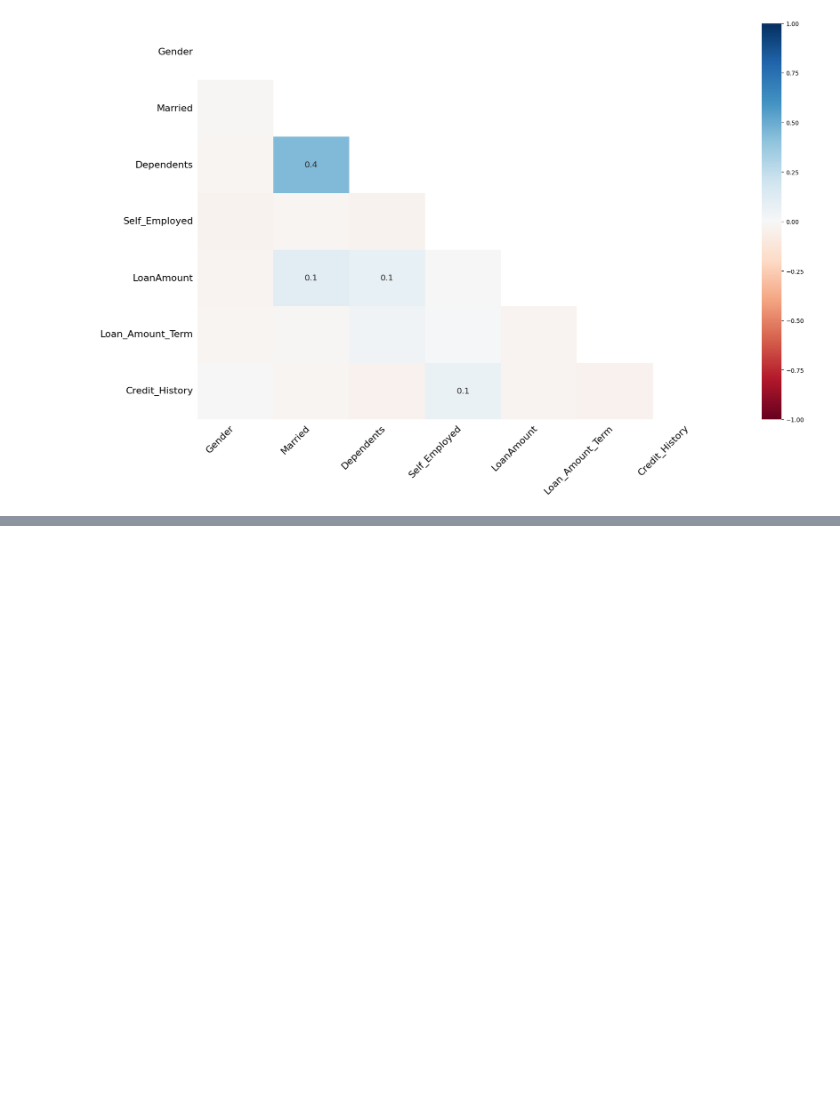
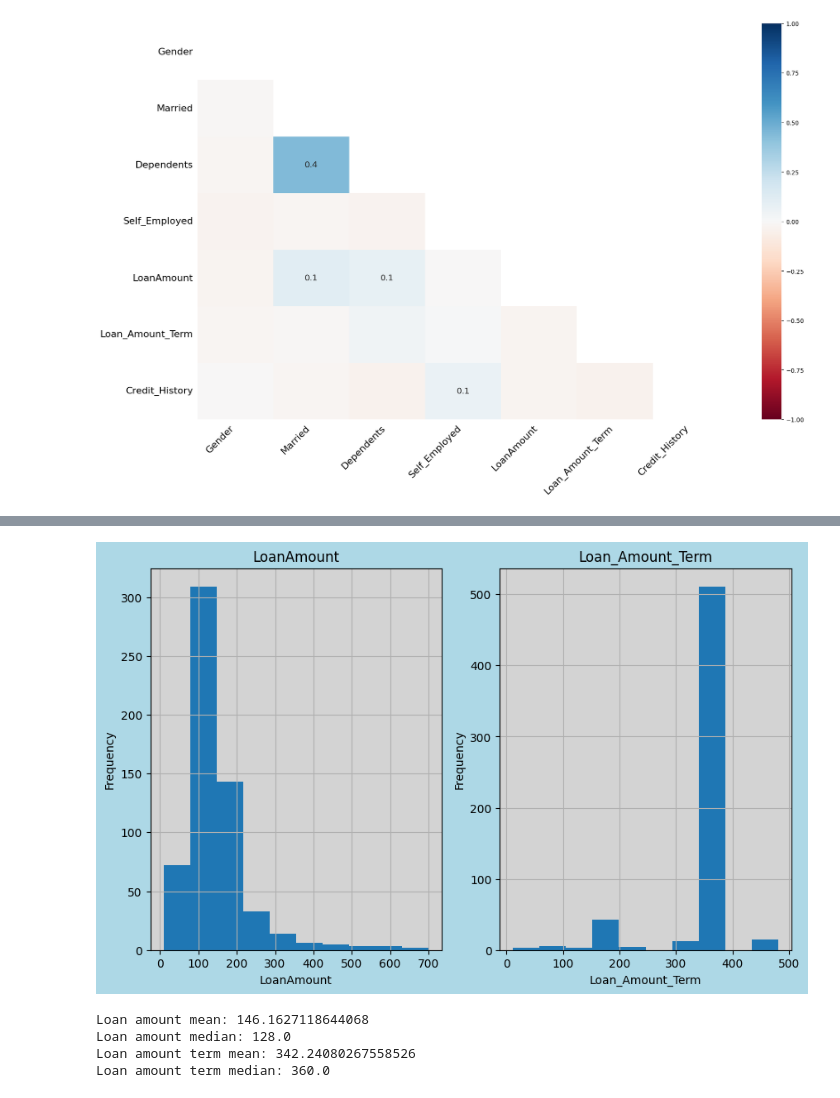
Before and after one commit to maurynnWK/Loans-project, a Jupyter notebook: loan.ipynb, the cells around one changed output, grey strips where cells are left out. Saved outputs shown, nothing was run; the diff lists cells and outputs as text; code cells hidden in the pictures; blank space fills up the shorter version.

```diff
--- a/loan.ipynb
+++ b/loan.ipynb
@@ -446,0 +592,31 @@ See the caveats in the documentation: https://pandas.pydata.org/pandas-docs/stab
+# %%
+fig,ax=plt.subplots(nrows=1,ncols=2,figsize=(10,6))
+fig.patch.set_facecolor('lightblue')
+
+ax[0].hist(x=dataframe['LoanAmount'])
+ax[0].set_title('LoanAmount')
+ax[0].set_xlabel('LoanAmount')
+ax[0].set_ylabel('Frequency')  #   ax[0:0],ax[1:1]
+ax[0].grid(True)
+ax[0].set_facecolor('lightgray')
+
+ax[1].hist(x=dataframe['Loan_Amount_Term'])
+ax[1].set_title('Loan_Amount_Term')
+ax[1].set_xlabel('Loan_Amount_Term')
+ax[1].set_ylabel('Frequency')
+ax[1].grid(True)
+ax[1].set_facecolor('lightgray')
+
+#From output distributions are not that bad
+# %% [output]
+[figure, added]
+# %%
+print("Loan amount mean:",dataframe['LoanAmount'].mean())
+print("Loan amount median:",dataframe['LoanAmount'].median())
+print("Loan amount term mean:",dataframe['Loan_Amount_Term'].mean())
+print("Loan amount term median:",dataframe['Loan_Amount_Term'].median())
+# %% [output]
+Loan amount mean: 146.1627118644068
+Loan amount median: 128.0
+Loan amount term mean: 342.24080267558526
+Loan amount term median: 360.0
```
Also changed, not shown: parts of 81 cells of this notebook.
